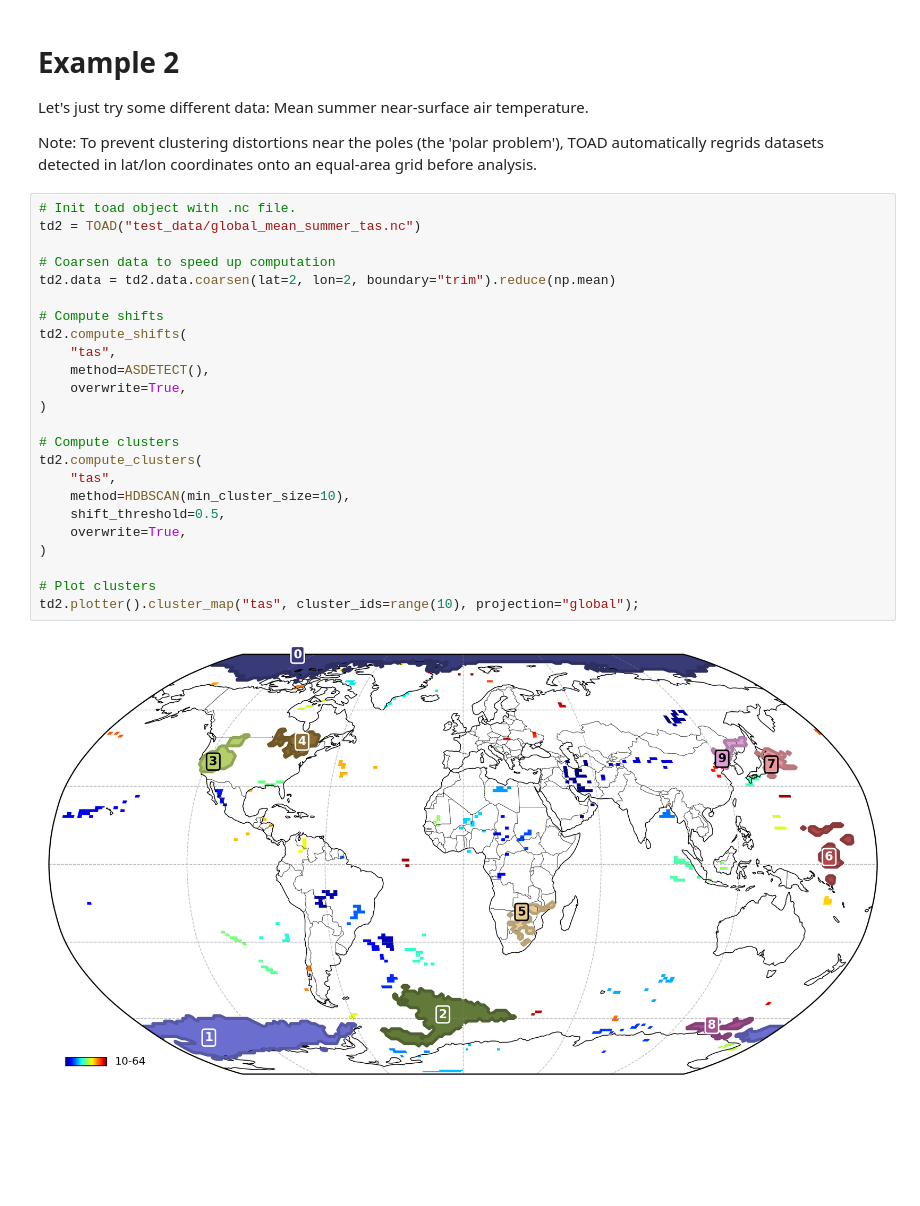
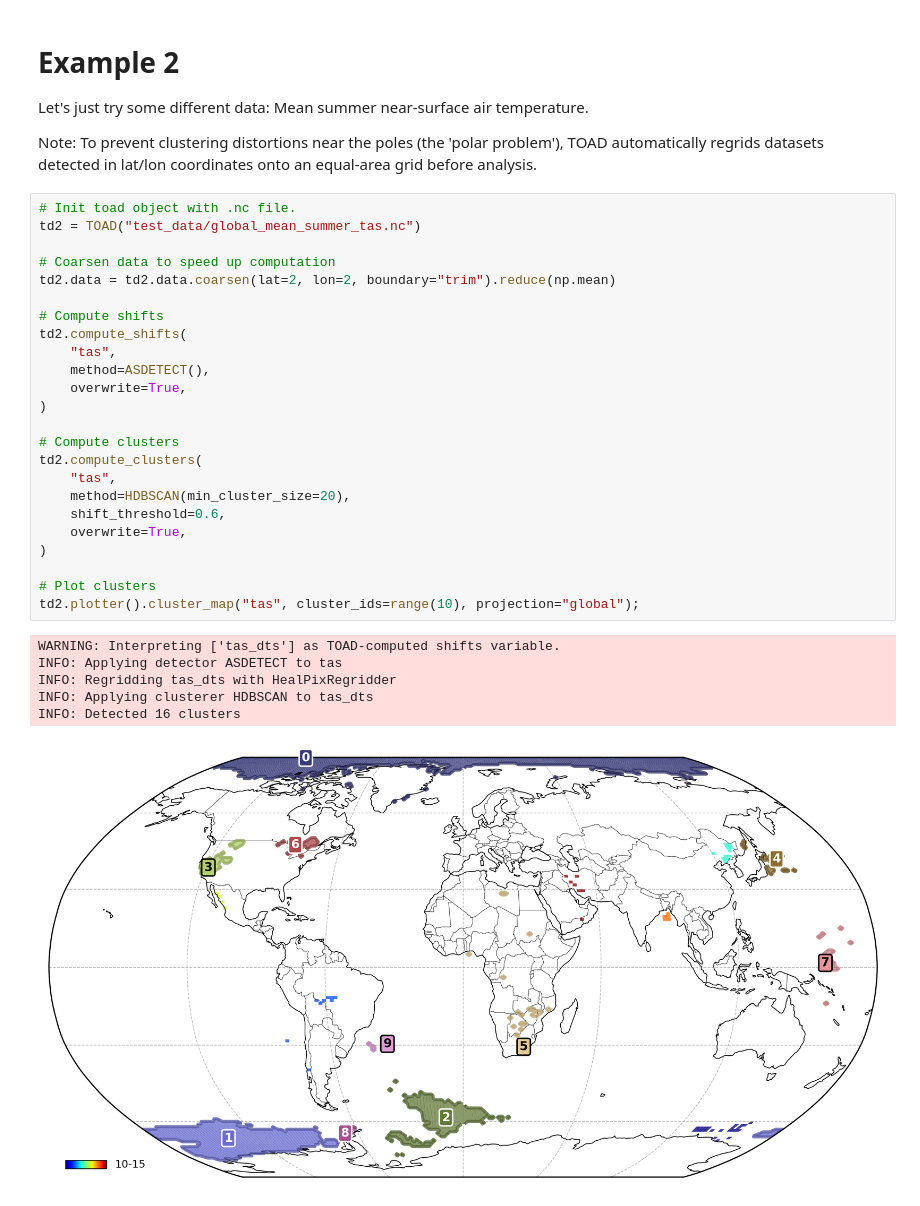
Before and after one commit to tipmip-methods/toad, a Jupyter notebook: tutorials/basics.ipynb, the cells around one changed output. Drawn from its saved outputs; the diff is of its cells as text; blank space fills up the shorter version.

```diff
--- a/tutorials/basics.ipynb
+++ b/tutorials/basics.ipynb
@@ -326,26 +332,31 @@ Note: To prevent clustering distortions near the poles (the 'polar problem'), TO
 # %%
 # Init toad object with .nc file.
 td2 = TOAD("test_data/global_mean_summer_tas.nc")
 
 # Coarsen data to speed up computation
 td2.data = td2.data.coarsen(lat=2, lon=2, boundary="trim").reduce(np.mean)
 
 # Compute shifts
 td2.compute_shifts(
     "tas",
     method=ASDETECT(),
     overwrite=True,
 )
 
 # Compute clusters
 td2.compute_clusters(
     "tas",
-    method=HDBSCAN(min_cluster_size=10),
-    shift_threshold=0.5,
+    method=HDBSCAN(min_cluster_size=20),
+    shift_threshold=0.6,
     overwrite=True,
 )
 
 # Plot clusters
 td2.plotter().cluster_map("tas", cluster_ids=range(10), projection="global");
 # %% [output]
+WARNING: Interpreting ['tas_dts'] as TOAD-computed shifts variable.
+INFO: Applying detector ASDETECT to tas
+INFO: Regridding tas_dts with HealPixRegridder
+INFO: Applying clusterer HDBSCAN to tas_dts
+INFO: Detected 16 clusters
-[figure, old version]
+[figure, new version]
```
Also changed, not shown: parts of 7 cells of this notebook, 13 other files.
